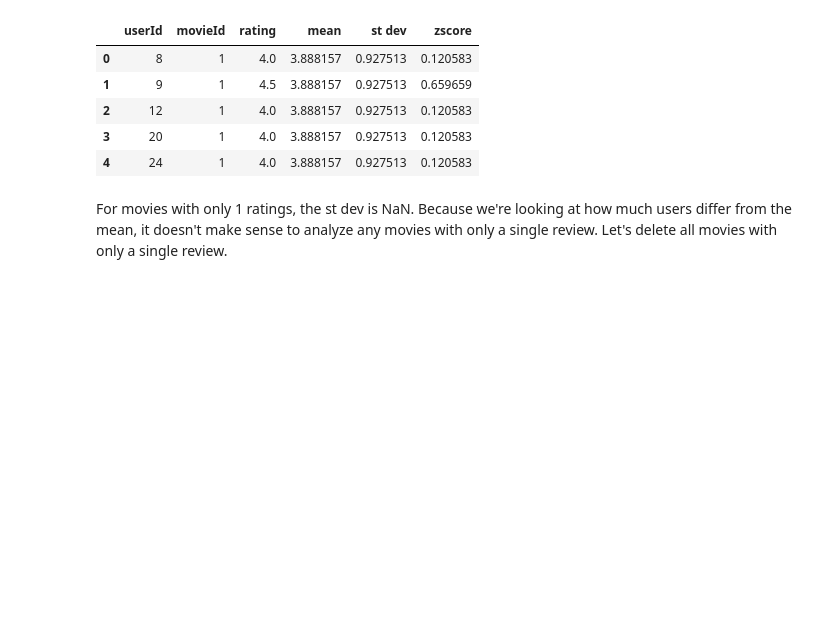
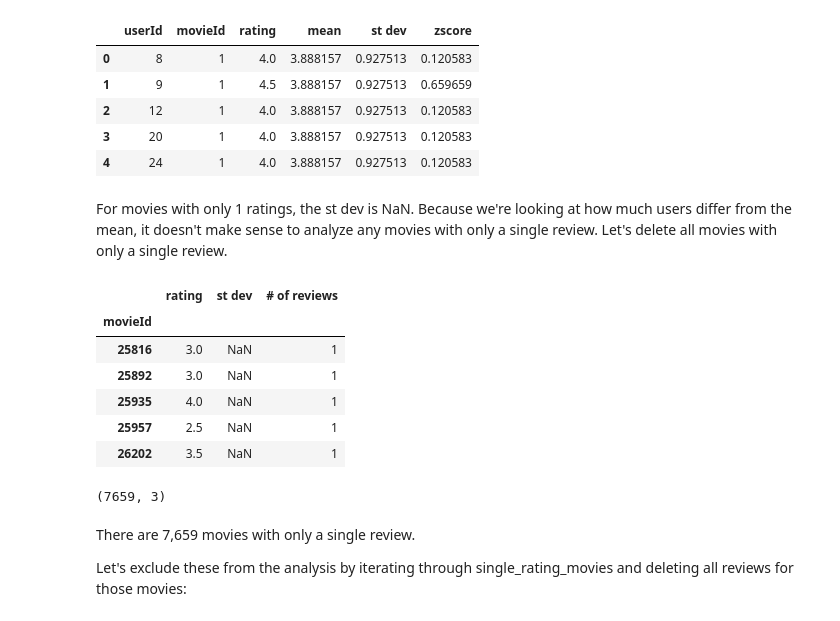
Before and after one commit to ewoodbury/movie-rating-analysis, a Jupyter notebook: Movie Ratings Project.ipynb, the cells around one changed output. Saved outputs shown, nothing was run; the diff lists cells and outputs as text; code cells hidden in the pictures; blank space fills up the shorter version.

```diff
--- a/Movie Ratings Project.ipynb
+++ b/Movie Ratings Project.ipynb
@@ -348,3 +348,22 @@ movieId_ratings.head()
 | 4 | 24 | 1 | 4.0 | 3.888157 | 0.927513 | 0.120583 |
 # %% [markdown]
 For movies with only 1 ratings, the st dev is NaN. Because we're looking at how much users differ from the mean, it doesn't make sense to analyze any movies with only a single review. Let's delete all movies with only a single review.
+# %%
+single_rating_movies = avg_ratings[avg_ratings['# of reviews'] == 1]
+single_rating_movies.head()
+# %% [output]
+|  | rating | st dev | # of reviews |
+| movieId |  |  |  |
+| 25816 | 3.0 | NaN | 1 |
+| 25892 | 3.0 | NaN | 1 |
+| 25935 | 4.0 | NaN | 1 |
+| 25957 | 2.5 | NaN | 1 |
+| 26202 | 3.5 | NaN | 1 |
+# %%
+single_rating_movies.shape
+# %% [output]
+(7659, 3)
+# %% [markdown]
+There are 7,659 movies with only a single review.
+
+Let's exclude these from the analysis by iterating through single_rating_movies and deleting all reviews for those movies:
```
Also changed, not shown: parts of 1 cell of this notebook.
